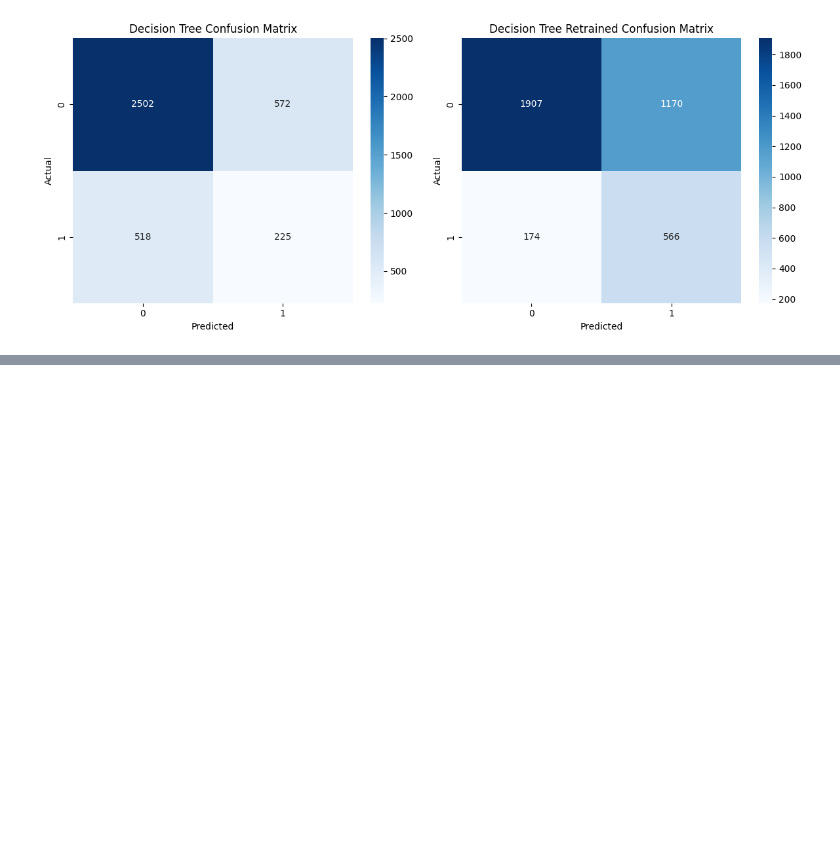
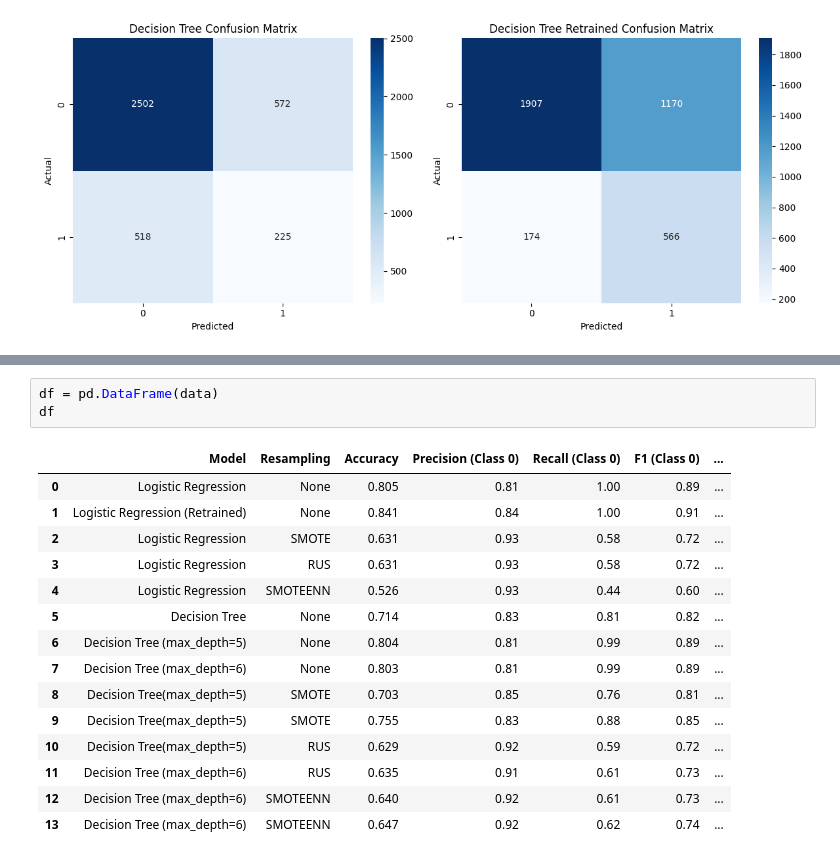
Before and after one commit to Takosaga/fall_24, a Jupyter notebook: machine_learning_and_predictive_analytics/detecting_suspicious_tiktok_content_creators/notebooks/report.ipynb, the cells around one changed output, grey strips where cells are left out. Cells and saved outputs as stored; diff of their text form; blank space fills up the shorter version.

Commit message:
feat: table for metrics

```diff
--- a/machine_learning_and_predictive_analytics/detecting_suspicious_tiktok_content_creators/notebooks/report.ipynb
+++ b/machine_learning_and_predictive_analytics/detecting_suspicious_tiktok_content_creators/notebooks/report.ipynb
@@ -1194,0 +1252,19 @@ plt.show()
+# %%
+df = pd.DataFrame(data)
+df
+# %% [output]
+|  | Model | Resampling | Accuracy | Precision (Class 0) | Recall (Class 0) | F1 (Class 0) | ... |
+| 0 | Logistic Regression | None | 0.805 | 0.81 | 1.00 | 0.89 | ... |
+| 1 | Logistic Regression (Retrained) | None | 0.841 | 0.84 | 1.00 | 0.91 | ... |
+| 2 | Logistic Regression | SMOTE | 0.631 | 0.93 | 0.58 | 0.72 | ... |
+| 3 | Logistic Regression | RUS | 0.631 | 0.93 | 0.58 | 0.72 | ... |
+| 4 | Logistic Regression | SMOTEENN | 0.526 | 0.93 | 0.44 | 0.60 | ... |
+| 5 | Decision Tree | None | 0.714 | 0.83 | 0.81 | 0.82 | ... |
+| 6 | Decision Tree (max_depth=5) | None | 0.804 | 0.81 | 0.99 | 0.89 | ... |
+| 7 | Decision Tree (max_depth=6) | None | 0.803 | 0.81 | 0.99 | 0.89 | ... |
+| 8 | Decision Tree(max_depth=5) | SMOTE | 0.703 | 0.85 | 0.76 | 0.81 | ... |
+| 9 | Decision Tree(max_depth=5) | SMOTE | 0.755 | 0.83 | 0.88 | 0.85 | ... |
+| 10 | Decision Tree(max_depth=5) | RUS | 0.629 | 0.92 | 0.59 | 0.72 | ... |
+| 11 | Decision Tree (max_depth=6) | RUS | 0.635 | 0.91 | 0.61 | 0.73 | ... |
+| 12 | Decision Tree (max_depth=6) | SMOTEENN | 0.640 | 0.92 | 0.61 | 0.73 | ... |
+| 13 | Decision Tree (max_depth=6) | SMOTEENN | 0.647 | 0.92 | 0.62 | 0.74 | ... |
```
Also changed, not shown: parts of 2 cells of this notebook.
